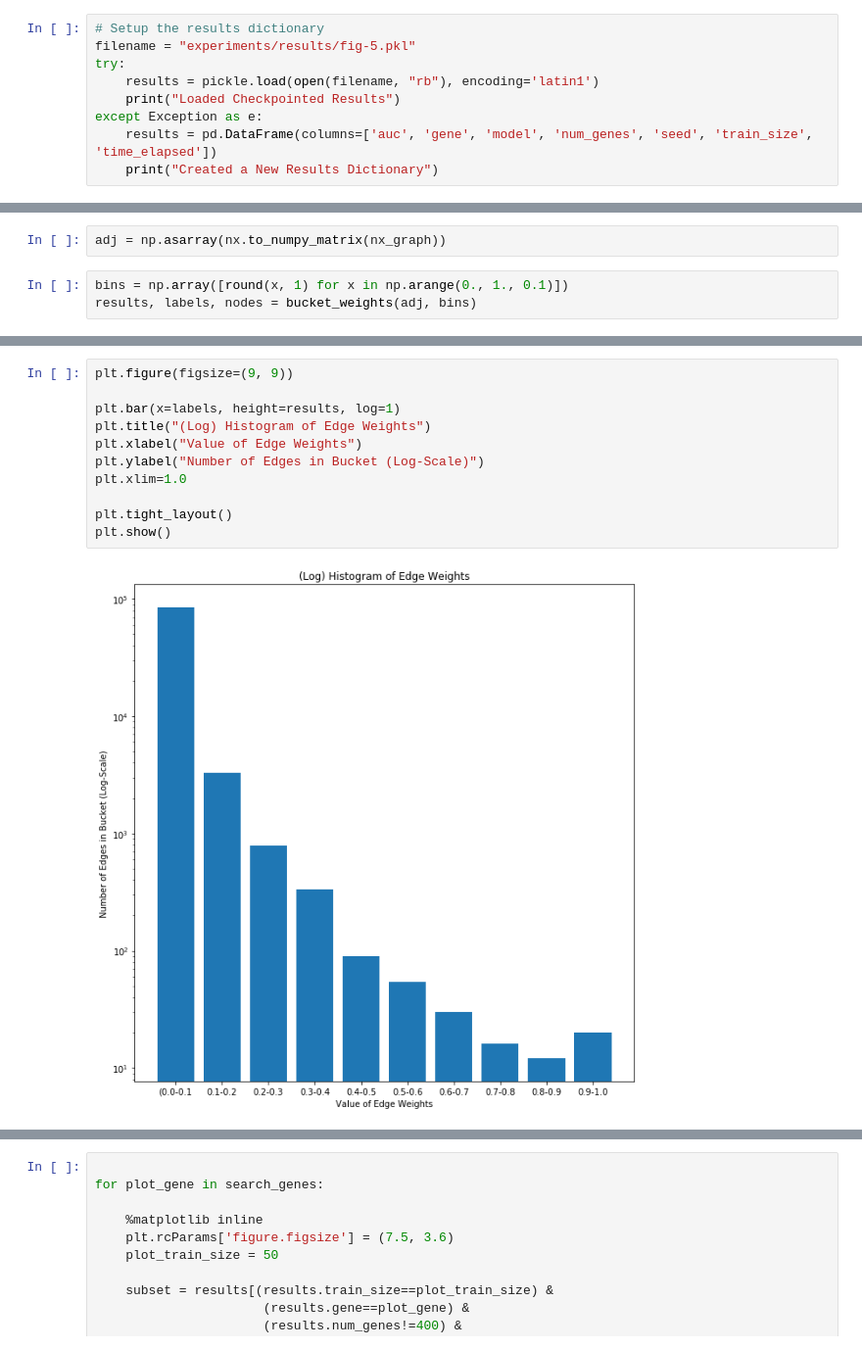
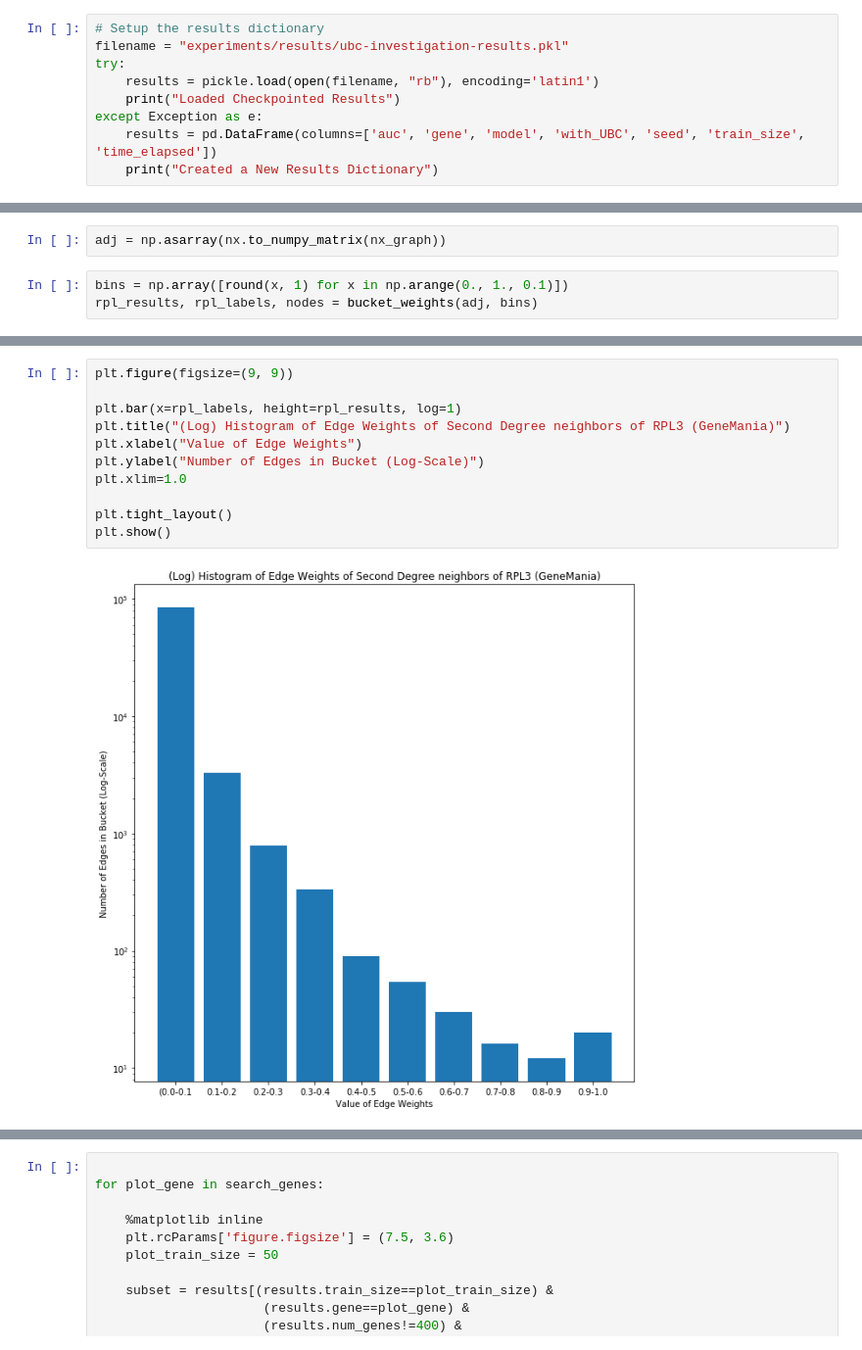
Before and after one commit to mila-iqia/gene-graph-conv, a Jupyter notebook: clustering-methods-Copy1.ipynb, the cells around one changed output, grey strips where cells are left out. Shown at 98% size. Cells and saved outputs as stored; diff of their text form.

```diff
--- a/clustering-methods-Copy1.ipynb
+++ b/clustering-methods-Copy1.ipynb
@@ -27,12 +27,12 @@ Found dataset at /Users/martinweiss/.academictorrents-datastore/TCGA_tissue_ppi.
 Converting one-hot labels to integers
 # %%
 # Setup the results dictionary
-filename = "experiments/results/fig-5.pkl"
+filename = "experiments/results/ubc-investigation-results.pkl"
 try:
     results = pickle.load(open(filename, "rb"), encoding='latin1')
     print("Loaded Checkpointed Results")
 except Exception as e:
-    results = pd.DataFrame(columns=['auc', 'gene', 'model', 'num_genes', 'seed', 'train_size', 'time_elapsed'])
+    results = pd.DataFrame(columns=['auc', 'gene', 'model', 'with_UBC', 'seed', 'train_size', 'time_elapsed'])
     print("Created a New Results Dictionary")
 # %% [output]
 Loaded Checkpointed Results
@@ -134,7 +106,7 @@ nx_graph = gene_graph.nx_graph.subgraph(second_degree_neighbors)
 adj = np.asarray(nx.to_numpy_matrix(nx_graph))
 # %%
 bins = np.array([round(x, 1) for x in np.arange(0., 1., 0.1)])
-results, labels, nodes = bucket_weights(adj, bins)
+rpl_results, rpl_labels, nodes = bucket_weights(adj, bins)
 # %%
 import collections
 show_degree(nx_graph)
@@ -143,13 +113,13 @@ show_degree(nx_graph)
 # %%
 plt.figure(figsize=(9, 9))
 
-plt.bar(x=labels, height=results, log=1)
-plt.title("(Log) Histogram of Edge Weights")
+plt.bar(x=rpl_labels, height=rpl_results, log=1)
+plt.title("(Log) Histogram of Edge Weights of Second Degree neighbors of RPL3 (GeneMania)")
 plt.xlabel("Value of Edge Weights")
 plt.ylabel("Number of Edges in Bucket (Log-Scale)")
 plt.xlim=1.0
 
 plt.tight_layout()
 plt.show()
 # %% [output]
-[figure, old version]
+[figure, new version]
```
Also changed, not shown: parts of 14 cells of this notebook, 3 other files.
